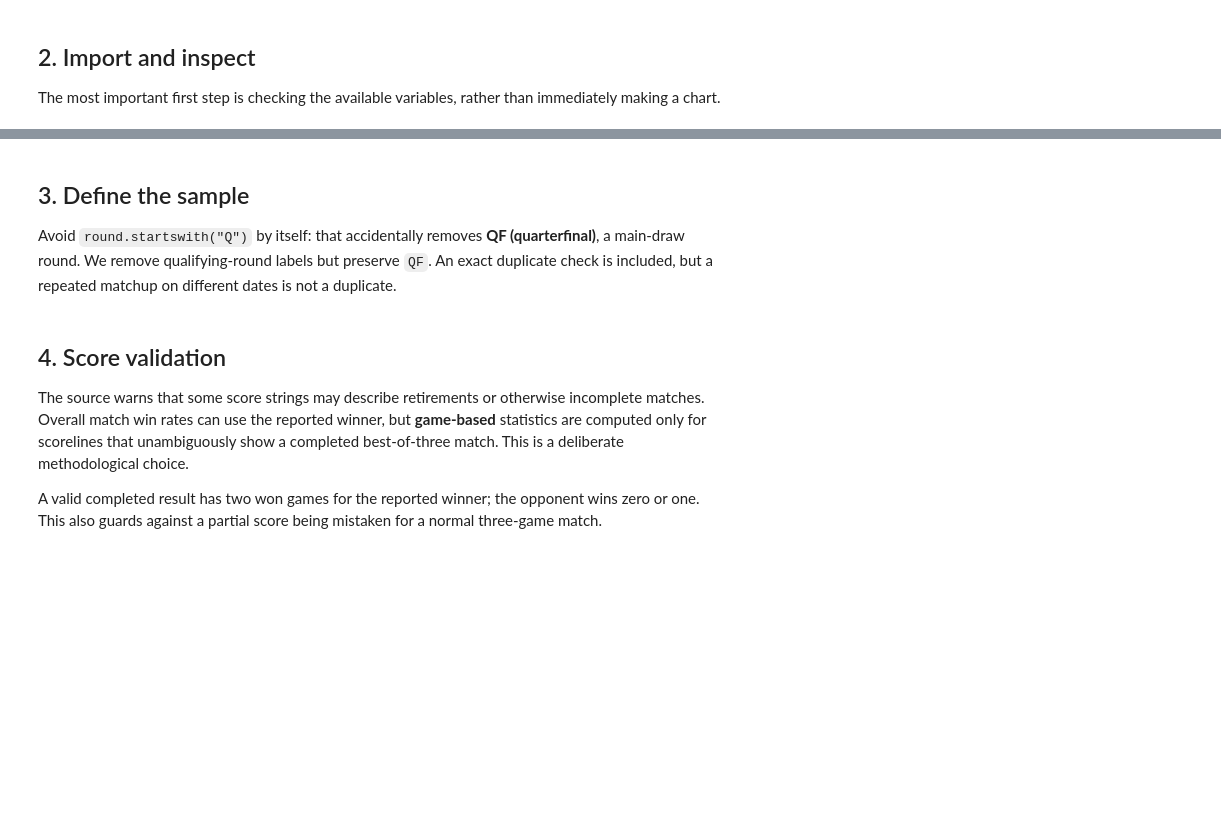
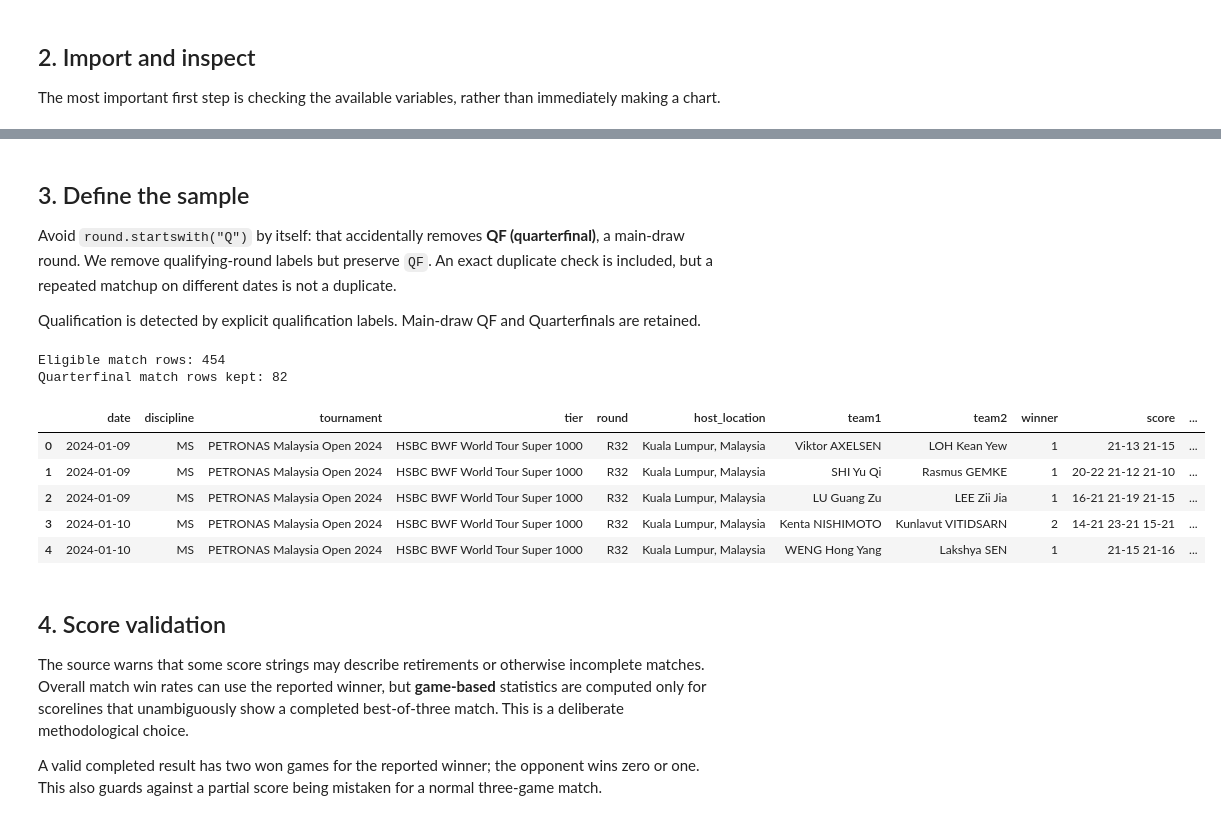
Before and after one commit to hxianqin051/Badminton-Statistical-Analysis, a Jupyter notebook: Badminton_Statistical_Analysis.ipynb, the cells around one changed output, grey strips where cells are left out. Drawn from its saved outputs; the diff is of its cells as text; code cells hidden in the pictures; blank space fills up the shorter version.

```diff
--- a/Badminton_Statistical_Analysis.ipynb
+++ b/Badminton_Statistical_Analysis.ipynb
@@ -80,28 +90,39 @@ display(raw.head(3))
 ## 3. Define the sample
 
 Avoid `round.startswith("Q")` by itself: that accidentally removes **QF (quarterfinal)**, a main-draw round. We remove qualifying-round labels but preserve `QF`. An exact duplicate check is included, but a repeated matchup on different dates is not a duplicate.
+
+Qualification is detected by explicit qualification labels. Main-draw QF and Quarterfinals are retained.
 # %%
 period = raw.loc[
     raw["date"].between("2024-01-01", "2025-12-31")
     & raw["discipline"].eq("MS")
 ].copy()
 
 rounds = period["round"].fillna("").astype(str).str.strip().str.upper()
-is_qualifier = rounds.str.startswith("Q") & ~rounds.eq("QF")
+is_qualifier = rounds.str.startswith("Q QUAL") | rounds.str.contains("QUALIF", regex=False)
 period = period.loc[~is_qualifier].copy()
 period = period.loc[period["winner"].isin([1, 2])].copy()
 period = period.drop_duplicates(subset=[
     "date", "tournament", "round", "team1", "team2", "winner", "score"
 ]).reset_index(drop=True)
 
 matches = period.loc[
     period["team1"].isin(PLAYERS) | period["team2"].isin(PLAYERS)
 ].copy().reset_index(drop=True)
 assert not matches.empty, "No matches found. Check player spelling or source file."
 assert not (matches["round"].fillna("").str.upper() == "QF").empty
 print("Eligible match rows:", len(matches))
 print("Quarterfinal match rows kept:", matches["round"].fillna("").str.upper().eq("QF").sum())
 display(matches.head())
+# %% [output]
+Eligible match rows: 454
+Quarterfinal match rows kept: 82
+|  | date | discipline | tournament | tier | round | host_location | team1 | team2 | winner | score | ... |
+| 0 | 2024-01-09 | MS | PETRONAS Malaysia Open 2024 | HSBC BWF World Tour Super 1000 | R32 | Kuala Lumpur, Malaysia | Viktor AXELSEN | LOH Kean Yew | 1 | 21-13 21-15 | ... |
+| 1 | 2024-01-09 | MS | PETRONAS Malaysia Open 2024 | HSBC BWF World Tour Super 1000 | R32 | Kuala Lumpur, Malaysia | SHI Yu Qi | Rasmus GEMKE | 1 | 20-22 21-12 21-10 | ... |
+| 2 | 2024-01-09 | MS | PETRONAS Malaysia Open 2024 | HSBC BWF World Tour Super 1000 | R32 | Kuala Lumpur, Malaysia | LU Guang Zu | LEE Zii Jia | 1 | 16-21 21-19 21-15 | ... |
+| 3 | 2024-01-10 | MS | PETRONAS Malaysia Open 2024 | HSBC BWF World Tour Super 1000 | R32 | Kuala Lumpur, Malaysia | Kenta NISHIMOTO | Kunlavut VITIDSARN | 2 | 14-21 23-21 15-21 | ... |
+| 4 | 2024-01-10 | MS | PETRONAS Malaysia Open 2024 | HSBC BWF World Tour Super 1000 | R32 | Kuala Lumpur, Malaysia | WENG Hong Yang | Lakshya SEN | 1 | 21-15 21-16 | ... |
 # %% [markdown]
 ## 4. Score validation
 
```
Also changed, not shown: parts of 9 cells of this notebook, 2 other files.
